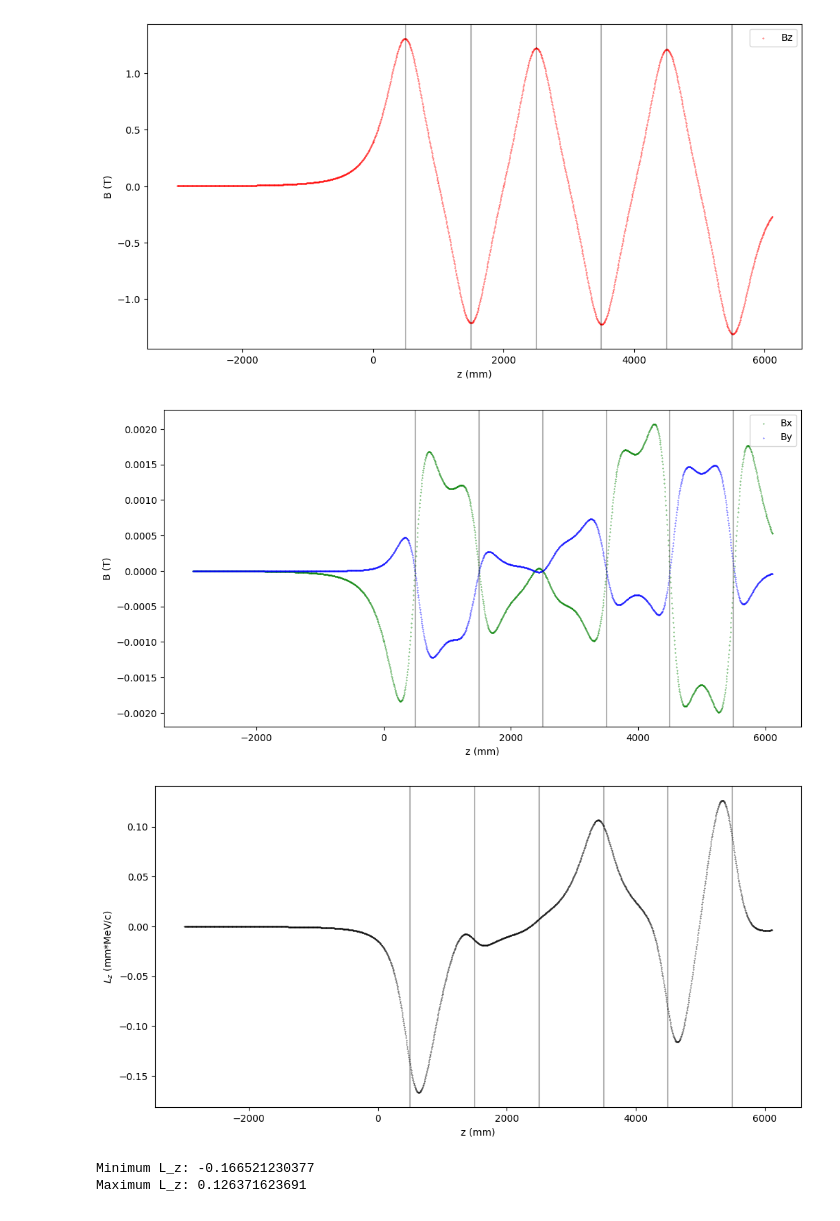
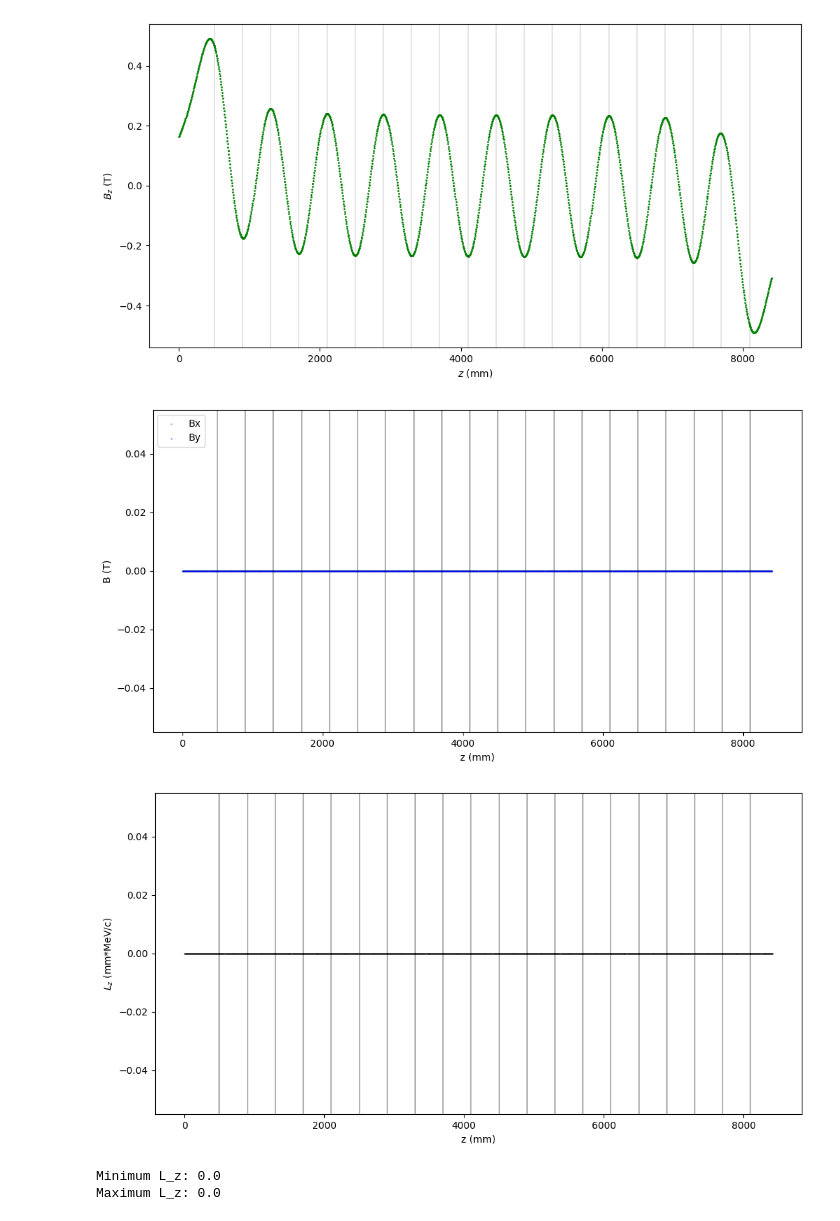
Before and after one commit to criggall/muon-cooling, a Jupyter notebook: Solenoid-Study/plotter-ref-particle.ipynb, the cells around one changed output. Drawn from its saved outputs; the diff is of its cells as text; code cells hidden in the pictures.

Commit message:
New plots -- characterizing solenoid channel

```diff
--- a/Solenoid-Study/plotter-ref-particle.ipynb
+++ b/Solenoid-Study/plotter-ref-particle.ipynb
@@ -13,14 +13,14 @@ dir = 'build-channel/'
 data = np.loadtxt(dir+'AllTracks.txt')
 
 # Select event ID:
-# eventID = -2 # reference
-eventID = 1 # with initial conditions
+eventID = -2 # reference
+# eventID = 1 # with initial conditions
 
 # Number of solenoids in sim:
-n = 6
+n = 20
 
 # Distance between coil centers (mm):
-d = 1000
+d = 400
 # %%
 # Values along channel:
 x_vals = []; y_vals = []; z_vals = []
@@ -53,20 +53,30 @@ for i in range(data.shape[0]):
         Lz_vals.append(Lz)
         del px, py, pz, Bx, By, Bz
 # %%
+# # Plot Bz along z:
+# plt.figure(figsize = (12,6))
+# # for i in range(n):
+# #     plt.axvline(x=d/2+i*d,color='black',alpha=0.3)
+# for i in range(n):
+#     plt.axvline(x=500+i*d,color='black',alpha=0.3)
+# plt.scatter(z_vals,Bz_vals,color='red',label='Bz',s=0.1)
+# plt.xlabel('z (mm)')
+# plt.ylabel('B (T)')
+# plt.legend()
+# # plt.savefig(dir+'Bz.png',dpi=300)
+# plt.show()
+
 # Plot Bz along z:
 plt.figure(figsize = (12,6))
-# for i in range(n):
-#     plt.axvline(x=d/2+i*d,color='black',alpha=0.3)
 for i in range(n):
-    plt.axvline(x=500+i*d,color='black',alpha=0.3)
-plt.scatter(z_vals,Bz_vals,color='red',label='Bz',s=0.1)
-plt.xlabel('z (mm)')
-plt.ylabel('B (T)')
-plt.legend()
-# plt.savefig(dir+'Bz.png',dpi=300)
+    plt.axvline(x=500+i*d,color='black',alpha=0.1)
+plt.scatter(z_vals,Bz_vals,color='green',s=1)
+plt.xlabel('$z$ (mm)')
+plt.ylabel('$B_z$ (T)')
+plt.savefig(dir+'Bz.png',dpi=300)
 plt.show()
 # %% [output]
-[figure, old version]
+[figure, new version]
 # %%
 # Plot Bx, By along z:
 plt.figure(figsize = (12,6))
@@ -81,7 +91,7 @@ plt.ylabel('B (T)')
 plt.legend()
 plt.show()
 # %% [output]
-[figure, old version]
+[figure, new version]
 # %%
 # Plot Lz along z:
 plt.figure(figsize = (12,6))
@@ -94,7 +104,7 @@ plt.xlabel('z (mm)')
 plt.ylabel('$L_z$ (mm*MeV/c)')
 plt.show()
 # %% [output]
-[figure, old version]
+[figure, new version]
 # %%
 # Find min and max Lz:
 min_Lz = np.min(Lz_vals)
@@ -102,8 +112,8 @@ max_Lz = np.max(Lz_vals)
 print(f'Minimum L_z: {min_Lz}')
 print(f'Maximum L_z: {max_Lz}')
 # %% [output]
-Minimum L_z: -0.166521230377
-Maximum L_z: 0.126371623691
+Minimum L_z: 0.0
+Maximum L_z: 0.0
 # %%
 # Plot x, y along z:
 plt.figure(figsize = (12,6))
```
Also changed, not shown: parts of 7 cells of this notebook, 19 other files.
